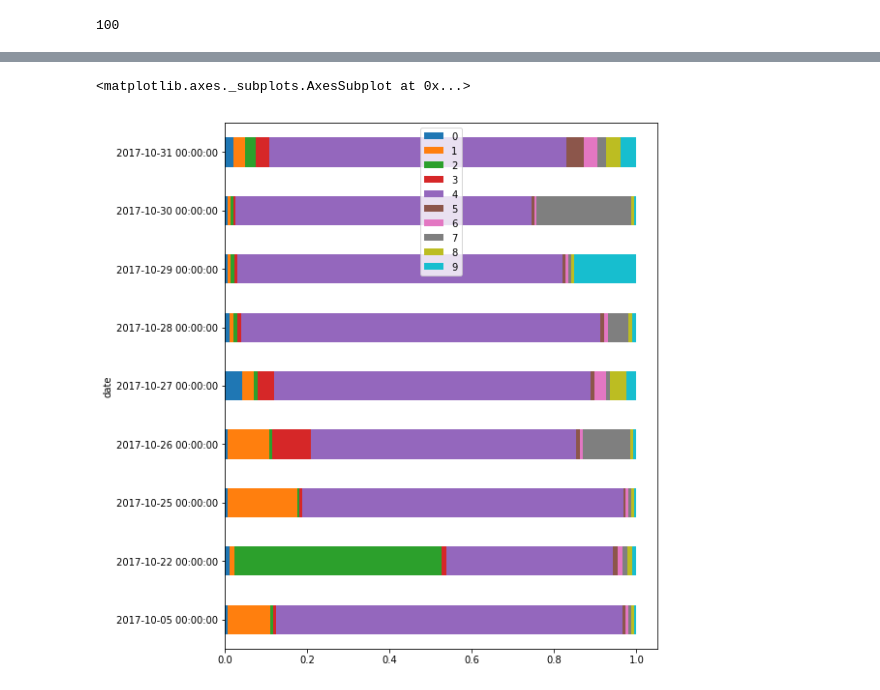
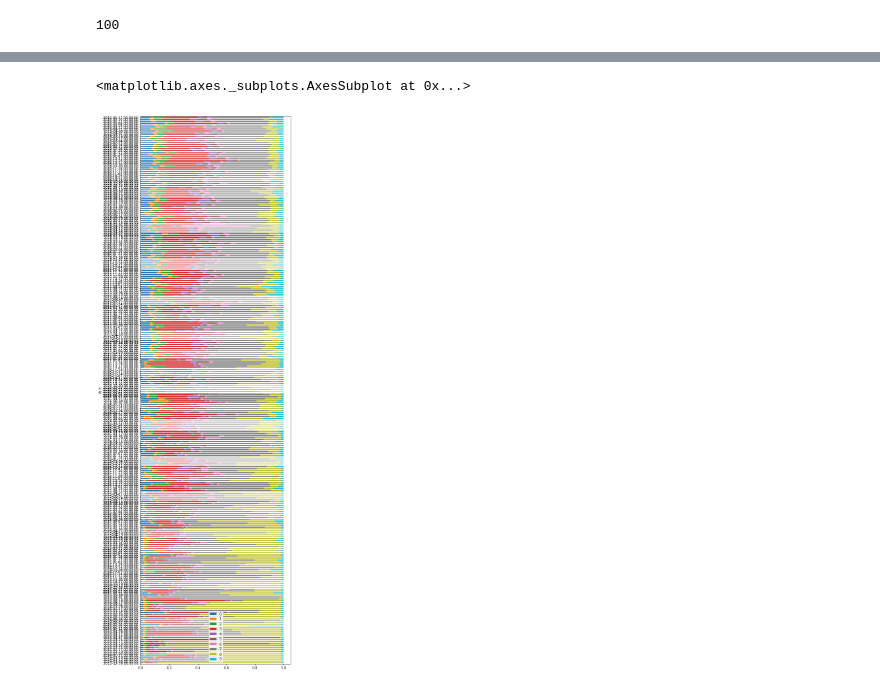
Before and after one commit to davidlenz/pvtm, a Jupyter notebook: class_PVTM.ipynb, the cells around one changed output, grey strips where cells are left out. Drawn from its saved outputs; the diff is of its cells as text; code cells hidden in the pictures.

```diff
--- a/class_PVTM.ipynb
+++ b/class_PVTM.ipynb
@@ -30,5 +30,4 @@ import inspect
 # with open(input_file, 'r', encoding='utf-8') as file:
 #     input_ = file.readlines()
 
-df = pd.read_csv('data/sample_5000.csv')
-input_ = df.text.values
+df = pd.read_csv('data/sample_5000.csv', nrows=1500)
@@ -287,9 +335,16 @@ pvtm.model.vector_size
 1
 100
 # %%
+import matplotlib.pyplot as plt
+import numpy as np
+
+x = np.linspace(0, 1, 10)
+number = n_topics
+cmap = plt.get_cmap('hsv')
+colors = [cmap(i) for i in np.linspace(0, 1, number)]
+
 
 topic_probas = pvtm.gmm.predict_proba(pvtm.doc_vectors)
-topic_probas = lda1.transform(xvecs)
 
 df['day']= pd.to_datetime(df.date).dt.ceil('D')
 df['day']= df.day.apply(lambda x: x-pd.DateOffset(weekday=0,weeks=1))
@@ -298,6 +353,6 @@ topics_over_time = pd.DataFrame([topic_probas[row].mean(axis=0) for row in df.gr
 topics_over_time['date'] = df.groupby('day').day.apply(list).index.values
 topics_over_time['date'] = pd.to_datetime(topics_over_time['date'])
 topics_over_time = topics_over_time.set_index('date')
-topics_over_time.plot(kind='barh', stacked=True, figsize=(8,10))
+topics_over_time.plot(kind='bar', stacked=True, figsize=(8,4), color=colors)
 # %% [output]
 <matplotlib.axes._subplots.AxesSubplot at 0x...>
@@ -362,7 +406,7 @@ def clean_text(text):
 
 
 # Load data and get tfidf vecs
-x = df['text'].values[:100]
+x = df['body'].values#[:100]
 %time x = [clean_text(xx) for xx in x]
 tfidf = TfidfVectorizer(min_df = 0.005, max_df = 0.5)
 %time xvecs = tfidf.fit_transform(x)
@@ -412,16 +456,16 @@ lifeline button invoke ccp cortana accelerator containers cap dorsey
 # %%
 topic_probas = lda1.transform(xvecs)
 
-df = df.iloc[:100]
+# df = df.iloc[:100]
 
 df['day']= pd.to_datetime(df.date).dt.ceil('D')
-# df['day']= df.day.apply(lambda x: x-pd.DateOffset(weekday=0,weeks=1))
+df['day']= df.day.apply(lambda x: x-pd.DateOffset(weekday=0,weeks=1))
 df['idx'] = df.index.values
 topics_over_time = pd.DataFrame([topic_probas[row].mean(axis=0) for row in df.groupby('day').idx.apply(list).values])
 topics_over_time['date'] = df.groupby('day').day.apply(list).index.values
 topics_over_time['date'] = pd.to_datetime(topics_over_time['date'])
 topics_over_time = topics_over_time.set_index('date')
-topics_over_time.plot(kind='barh', stacked=True, figsize=(8,10))
+topics_over_time.plot(kind='barh', stacked=True, figsize=(8,30))
 # %% [output]
 <matplotlib.axes._subplots.AxesSubplot at 0x...>
-[figure, old version]
+[figure, new version]
```
Also changed, not shown: parts of 21 cells of this notebook, 4 other files.
